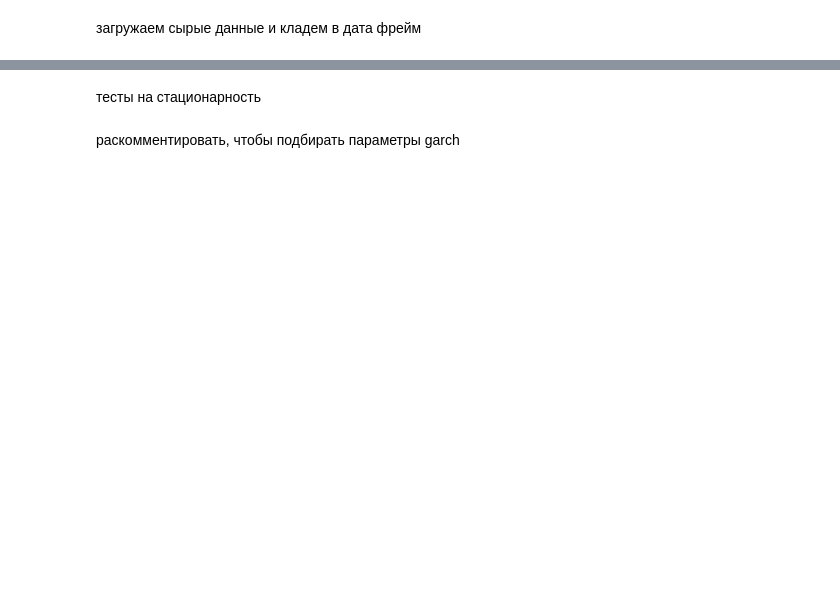
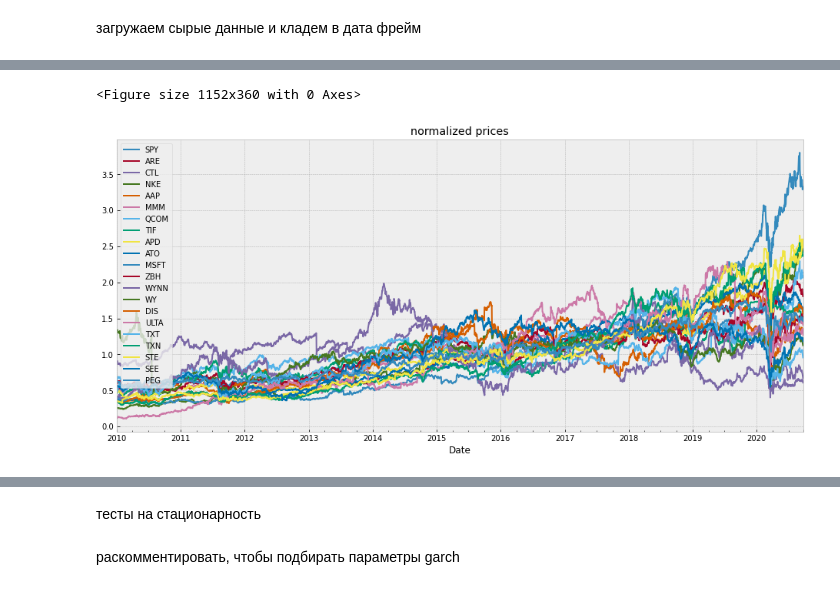
Before and after one commit to krems/cmf_case_1_week, a Jupyter notebook: cross-sectional-mean-reversion.ipynb, the cells around one changed output, grey strips where cells are left out. Cells and saved outputs as stored; diff of their text form; code cells hidden in the pictures; blank space fills up the shorter version.

```diff
--- a/cross-sectional-mean-reversion.ipynb
+++ b/cross-sectional-mean-reversion.ipynb
@@ -36,13 +40,21 @@ class BetaType(Enum):
 # %%
-DATE_FROM = '2015-01-01'
-DATE_TO = '2017-12-31'
-tickers = ['ARE', 'CTL', 'ALD', 'AAP', 'MMM',
-           'ABMD', 'TSLA', 'APD', 'ATO', 'AMZN']
+DATE_FROM = '2010-01-01'
+DATE_TO = '2018-12-31'
+TEST_DATE_FROM = '2016-01-01'
+TEST_DATE_TO = '2019-12-31'
+REAL_DATE_FROM = '2018-01-01'
+REAL_DATE_TO = '2020-09-22'
+tickers = ['ARE', 'CTL', 'NKE', 'AAP', 'MMM',
+           'QCOM', 'TIF', 'APD', 'ATO', 'MSFT',
+           'ZBH', 'WYNN', 'WY', 'DIS', 'ULTA',
+           'TXT', 'TXN', 'STE', 'SEE', 'PEG']
+SPY_TICKER = '^GSPC'
 
 INITIAL_CASH = 500000
 FEE = 0.001
-MAX_POSITION_PER_EQUITY = max(1. / len(tickers), 0.2)
+MAX_POSITION_PER_EQUITY = max(1. / len(tickers), 0.95)
 MAX_POSITION_PER_EQUITY_PER_TRADE = max(1. / len(tickers), 0.05)
+MIN_DEAL_SIZE = 5000
 MAX_DRAWDOWN_PER_DAY = 0.005
 MAX_DRAWDOWN_PER_WEEK = 0.02
 # %%
@@ -112,7 +123,7 @@ def tsplot(y, lags=None, figsize=(10, 8), style='bmh'):
 Получение сырых цен
 # %%
 def raw_adj_close_prices(ticker: str, date_from: str, date_to: str):
-    prices = yf.download(ticker, date_from, date_to)
+    prices = yf.download(ticker, date_from, date_to).dropna()
     prices.index = prices.index.to_period(freq='d')
     return prices['Adj Close']
 # %% [markdown]
@@ -198,9 +216,9 @@ def alpha(mu, real_return):
 # %% [markdown]
 загружаем сырые данные и кладем в дата фрейм
 # %%
-spy_p = raw_adj_close_prices('SPY', DATE_FROM, DATE_TO)
+spy_p = raw_adj_close_prices(SPY_TICKER, DATE_FROM, REAL_DATE_TO)
 
 raw_prices = {}
 for ticker in tickers:
-    raw_prices[ticker] = raw_adj_close_prices(ticker, DATE_FROM, DATE_TO)
-rp_df = pd.DataFrame(raw_prices, columns=tickers)
+    raw_prices[ticker] = raw_adj_close_prices(ticker, DATE_FROM, REAL_DATE_TO)
+rp_df = pd.DataFrame(raw_prices, columns=tickers).dropna()
@@ -211,11 +277,17 @@ tsplot(spy_p)
 # %%
+plt.figure(figsize=(16, 5))
+
 plt.figure(figsize=(16,7))
-(spy_p / spy_p.mean()).plot()
-for _, data in rp_df.iteritems():
-    (data / data.mean()).plot()
 plt.title("normalized prices")
-plt.legend(tickers)
+pic = (spy_p / spy_p.mean()).plot(label='SPY')
+for ticker, data in rp_df.iteritems():
+    pic.plot((data / data.mean()), label=ticker)
+
+plt.legend()
 plt.show()
+# %% [output]
+<Figure size 1152x360 with 0 Axes>
+[figure, added]
 # %%
 spy = raw_adj_close_log_returns(spy_p)
 plt.figure(figsize=(16,7))
```
Also changed, not shown: parts of 111 cells of this notebook, 4 other files.
